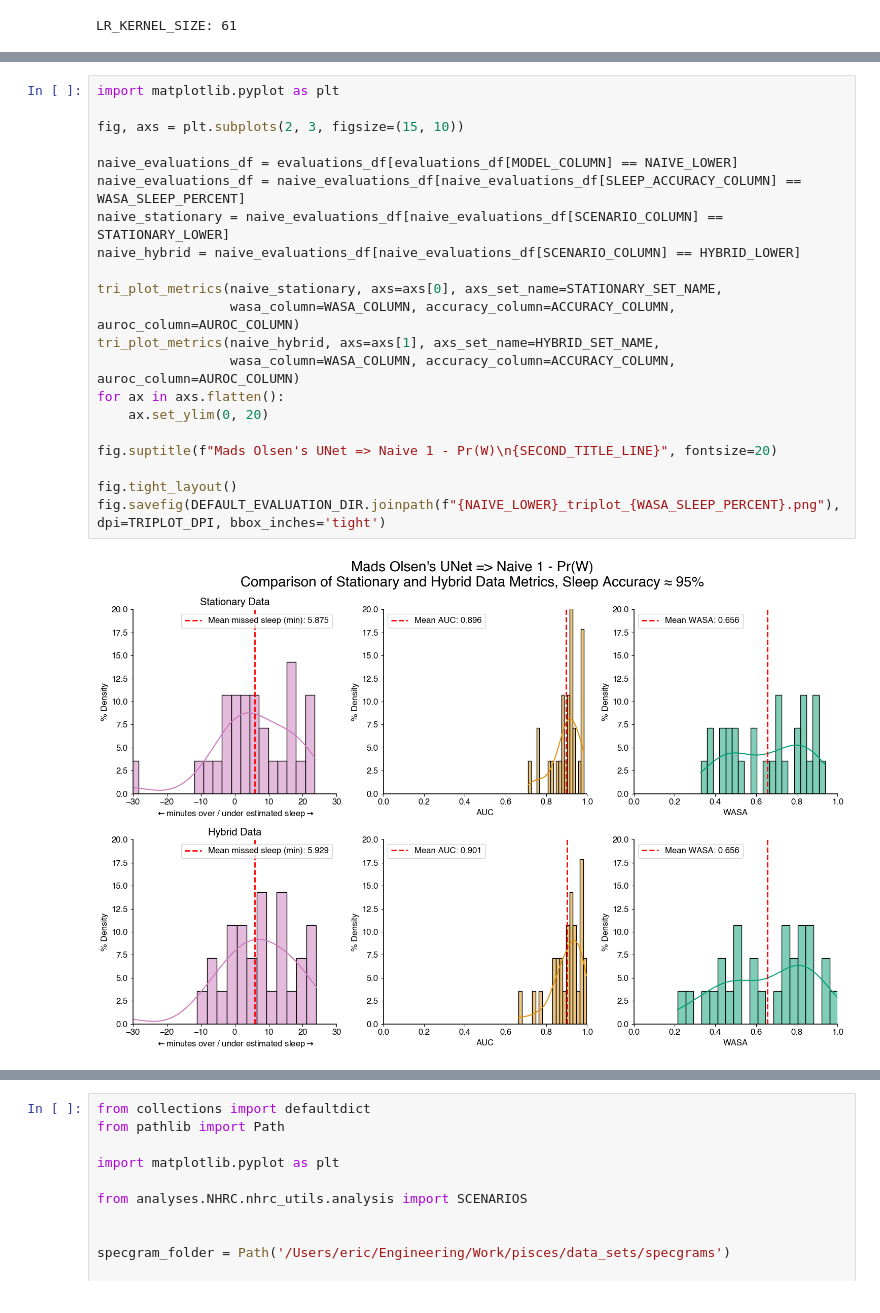
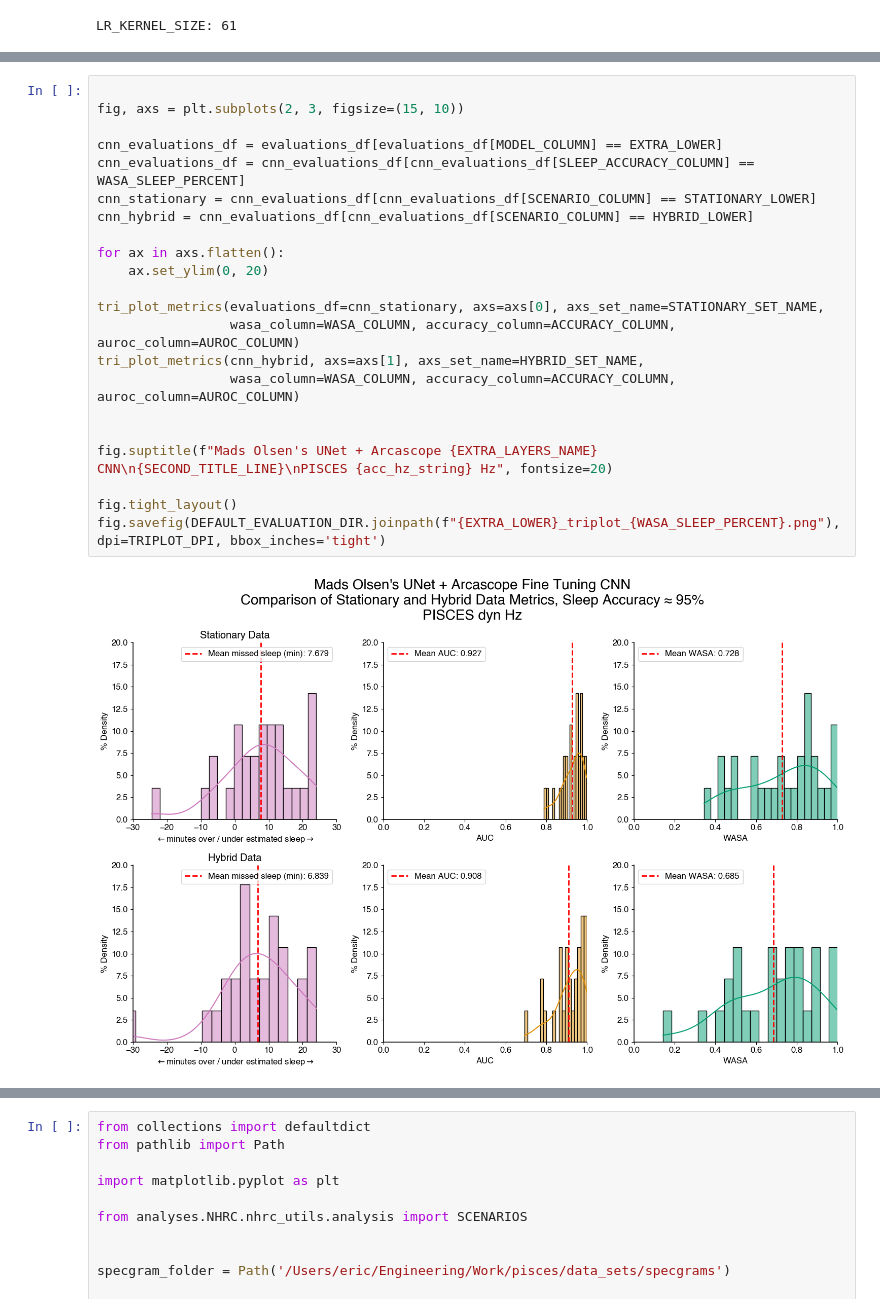
Before and after one commit to Arcascope/pisces, a Jupyter notebook: analyses/NHRC/pisces_vs_NSR.ipynb, the cells around one changed output, grey strips where cells are left out. Cells and saved outputs as stored; diff of their text form.

```diff
--- a/analyses/NHRC/pisces_vs_NSR.ipynb
+++ b/analyses/NHRC/pisces_vs_NSR.ipynb
@@ -165,26 +165,27 @@ WARNING:tensorflow:6 out of the last 11 calls to <function TensorFlowTrainer.mak
 # %%
-import matplotlib.pyplot as plt
 
 fig, axs = plt.subplots(2, 3, figsize=(15, 10))
 
-naive_evaluations_df = evaluations_df[evaluations_df[MODEL_COLUMN] == NAIVE_LOWER]
-naive_evaluations_df = naive_evaluations_df[naive_evaluations_df[SLEEP_ACCURACY_COLUMN] == WASA_SLEEP_PERCENT]
-naive_stationary = naive_evaluations_df[naive_evaluations_df[SCENARIO_COLUMN] == STATIONARY_LOWER]
-naive_hybrid = naive_evaluations_df[naive_evaluations_df[SCENARIO_COLUMN] == HYBRID_LOWER]
+cnn_evaluations_df = evaluations_df[evaluations_df[MODEL_COLUMN] == EXTRA_LOWER]
+cnn_evaluations_df = cnn_evaluations_df[cnn_evaluations_df[SLEEP_ACCURACY_COLUMN] == WASA_SLEEP_PERCENT]
+cnn_stationary = cnn_evaluations_df[cnn_evaluations_df[SCENARIO_COLUMN] == STATIONARY_LOWER]
+cnn_hybrid = cnn_evaluations_df[cnn_evaluations_df[SCENARIO_COLUMN] == HYBRID_LOWER]
 
-tri_plot_metrics(naive_stationary, axs=axs[0], axs_set_name=STATIONARY_SET_NAME,
-                 wasa_column=WASA_COLUMN, accuracy_column=ACCURACY_COLUMN, auroc_column=AUROC_COLUMN)
-tri_plot_metrics(naive_hybrid, axs=axs[1], axs_set_name=HYBRID_SET_NAME,
-                 wasa_column=WASA_COLUMN, accuracy_column=ACCURACY_COLUMN, auroc_column=AUROC_COLUMN)
 for ax in axs.flatten():
     ax.set_ylim(0, 20)
 
-fig.suptitle(f"Mads Olsen's UNet => Naive 1 - Pr(W)\n{SECOND_TITLE_LINE}", fontsize=20)
+tri_plot_metrics(evaluations_df=cnn_stationary, axs=axs[0], axs_set_name=STATIONARY_SET_NAME,
+                 wasa_column=WASA_COLUMN, accuracy_column=ACCURACY_COLUMN, auroc_column=AUROC_COLUMN)
+tri_plot_metrics(cnn_hybrid, axs=axs[1], axs_set_name=HYBRID_SET_NAME,
+                 wasa_column=WASA_COLUMN, accuracy_column=ACCURACY_COLUMN, auroc_column=AUROC_COLUMN)
+
+
+fig.suptitle(f"Mads Olsen's UNet + Arcascope {EXTRA_LAYERS_NAME} CNN\n{SECOND_TITLE_LINE}\nPISCES {acc_hz_string} Hz", fontsize=20)
 
 fig.tight_layout()
-fig.savefig(DEFAULT_EVALUATION_DIR.joinpath(f"{NAIVE_LOWER}_triplot_{WASA_SLEEP_PERCENT}.png"), dpi=TRIPLOT_DPI, bbox_inches='tight')
+fig.savefig(DEFAULT_EVALUATION_DIR.joinpath(f"{EXTRA_LOWER}_triplot_{WASA_SLEEP_PERCENT}.png"), dpi=TRIPLOT_DPI, bbox_inches='tight')
 # %% [output]
-[figure, old version]
+[figure, new version]
 # %%
 _  = plt.hist((walch_data_bundle.spectrogram.numpy() - hybrid_data_bundle.spectrogram.numpy()).ravel(), bins=100)
 # %% [output]
```
Also changed, not shown: parts of 15 cells of this notebook, 2 other files.
